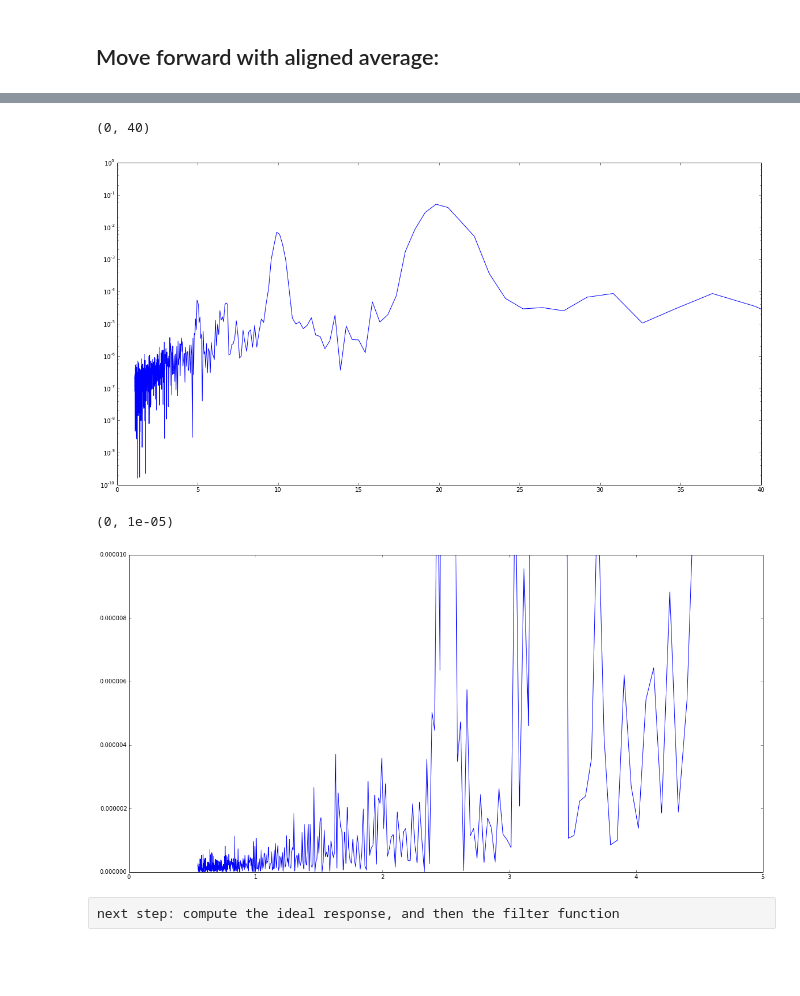
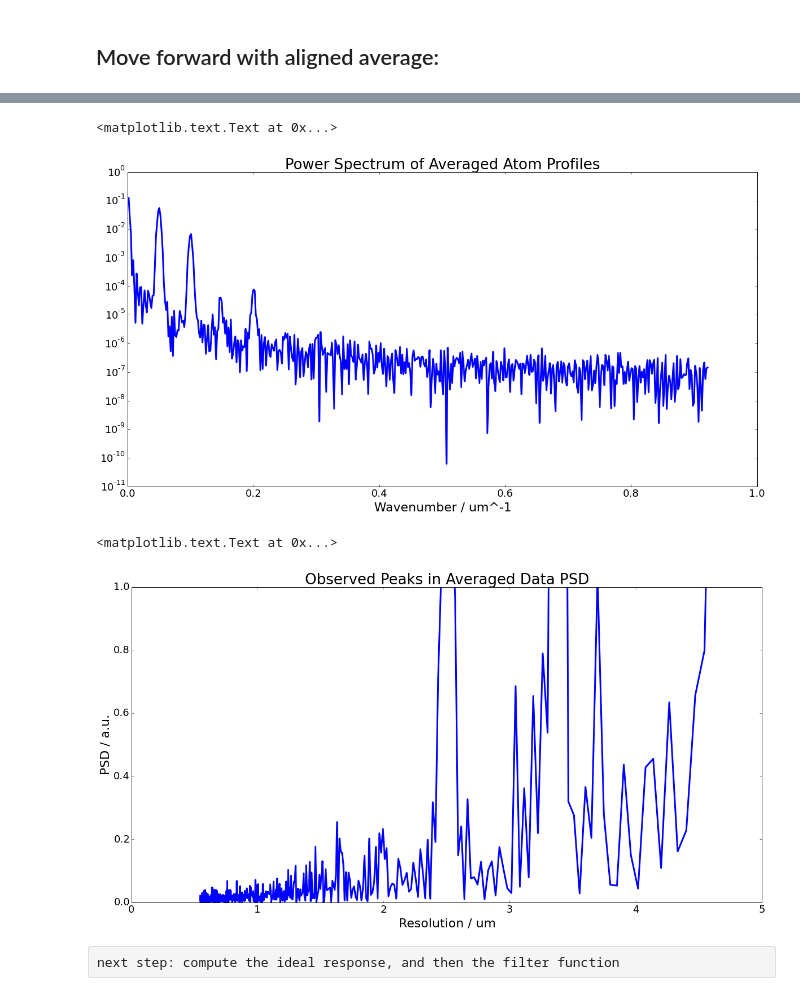
Before and after one commit to levlab-atomchip/BECy_stats, a Jupyter notebook: point_spread_20ma_v2.ipynb, the cells around one changed output, grey strips where cells are left out. Saved outputs shown, nothing was run; the diff lists cells and outputs as text; code cells hidden in the pictures; blank space fills up the shorter version.

```diff
--- a/point_spread_20ma_v2.ipynb
+++ b/point_spread_20ma_v2.ipynb
@@ -13,6 +20,6 @@ import bfieldsensitivity as bf
 # %%
 dir_psf = r'/home/will/levlab/data/pointspread/20141208/'
-dist = CD(dir_psf, 'False')
-PIXSIZE = 13.0/21.1
+dist = cd.CD(dir_psf, False)
+PIXSIZE = 13.0/24.0 * 1e-6
 # %% [output]
 /home/will/levlab/data/pointspread/20141208/
@@ -93,6 +57,9 @@ ldimgs = [bp.line_density(cdim, PIXSIZE) for cdim in cdimgs]
 ldsnorm = [ld/np.sum(ld) for ii, ld in enumerate(ldimgs)]
 fig = plt.figure()
 fig.set_size_inches(20,10)
-for ld in ldsnorm:
-    plt.plot(xaxis,ld)
+for ld in ldimgs:
+    plt.plot(xaxis*1e6,ld*PIXSIZE, linewidth = 1)
+plt.xlabel('Position / um')
+plt.ylabel('Atoms / #')
+plt.title('Atom Profiles for 50 runs over the 2 um widely spaced wires, height roughly 1 um')
 # %% [output]
@@ -112,13 +80,13 @@ print shift1
 # %%
 aligned = []
 shifts = []
-for nn, ld in enumerate(ldsnorm):
-    shift = ia.optimal_shift(ldsnorm[0], ld)
+for nn, ld in enumerate(ldimgs):
+    shift = ia.optimal_shift(ldsnorm[0], ldsnorm[nn])
     if abs(shift) > 6:
         fig = plt.figure()
         fig.set_size_inches(20,10)
         plt.subplot(121)
-        plt.plot(ldsnorm[0])
+        plt.plot(ldimgs[0])
         plt.plot(ld)
         plt.subplot(122)
         plt.imshow(cdimgs[nn])
@@ -185,25 +163,28 @@ plt.semilogy((np.abs(avg_fft[513:])**2))
 # %%
 psd_avg = np.abs(avg_fft)**2
 psd_norm = psd_avg / sum(psd_avg)
-fig = plt.figure()
-fig.set_size_inches(20,10)
-faxis = np.fft.fftshift(np.fft.fftfreq(1024, 13.0 / 24))
+faxis = np.fft.fftshift(np.fft.fftfreq(1024, PIXSIZE))
 
-plt.semilogy(1.0 / faxis[513:], psd_norm[513:])
-plt.xlim((0,40))
+plt.semilogy(faxis[513:]*1e-6, psd_norm[513:])
+#plt.xlim((0,40))
+plt.xlabel('Wavenumber / um^-1')
+plt.title('Power Spectrum of Averaged Atom Profiles')
 # %% [output]
-(0, 40)
+<matplotlib.text.Text at 0x...>
-[figure, old version]
+[figure, new version]
 # %%
 fig = plt.figure()
 fig.set_size_inches(20,10)
 
-plt.plot(0.5 / faxis[513:], psd_norm[513:]) #factor of two from periodicity to feature size
+plt.plot(0.5 / faxis[513:] * 1e6, psd_norm[513:]*1e5) #factor of two from periodicity to feature size
 plt.xlim((0,5))
-plt.ylim((0, 1e-5))
+plt.ylim((0, 1))
+plt.xlabel('Resolution / um')
+plt.ylabel('PSD / a.u.')
+plt.title('Observed Peaks in Averaged Data PSD')
 # %% [output]
-(0, 1e-05)
+<matplotlib.text.Text at 0x...>
-[figure, old version]
+[figure, new version]
 # %% [raw]
 next step: compute the ideal response, and then the filter function
 # %% [markdown]
```
Also changed, not shown: parts of 40 cells of this notebook, 4 other files.
